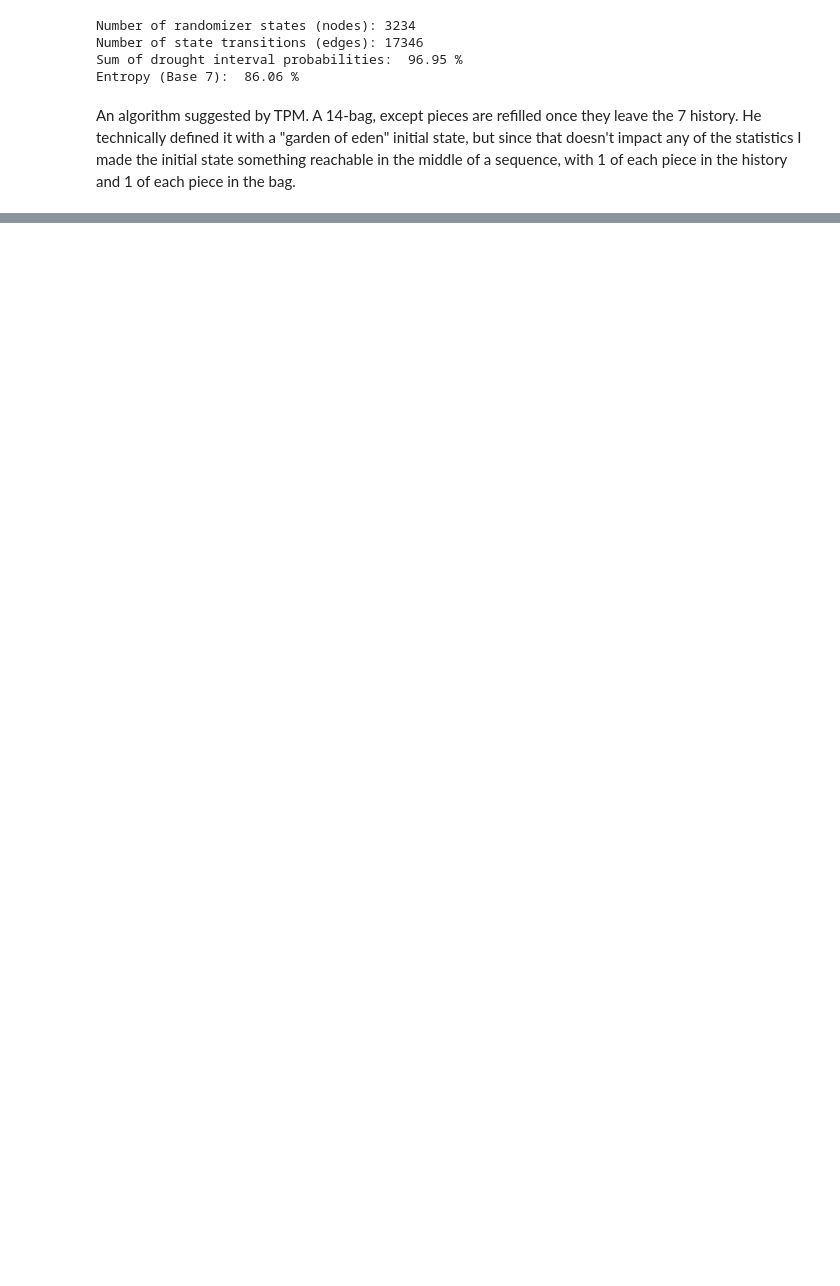
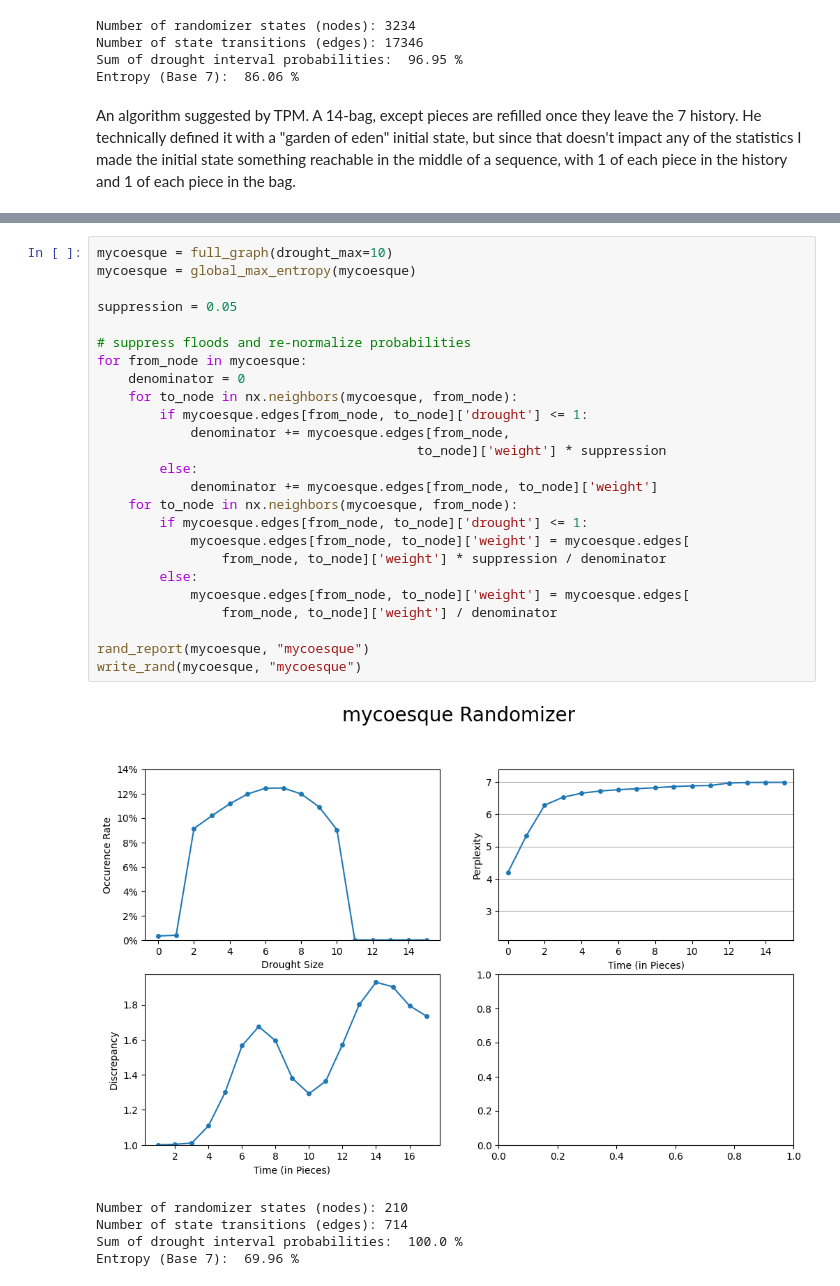
Before and after one commit to ericjtaylor/new_bags, a Jupyter notebook: new_bag.ipynb, the cells around one changed output, grey strips where cells are left out. Cells and saved outputs as stored; diff of their text form; blank space fills up the shorter version.

```diff
--- a/new_bag.ipynb
+++ b/new_bag.ipynb
@@ -2095,0 +2168,31 @@ Entropy (Base 7):  74.46 %
+# %%
+mycoesque = full_graph(drought_max=10)
+mycoesque = global_max_entropy(mycoesque)
+
+suppression = 0.05
+
+# suppress floods and re-normalize probabilities
+for from_node in mycoesque:
+    denominator = 0
+    for to_node in nx.neighbors(mycoesque, from_node):
+        if mycoesque.edges[from_node, to_node]['drought'] <= 1:
+            denominator += mycoesque.edges[from_node,
+                                         to_node]['weight'] * suppression
+        else:
+            denominator += mycoesque.edges[from_node, to_node]['weight']
+    for to_node in nx.neighbors(mycoesque, from_node):
+        if mycoesque.edges[from_node, to_node]['drought'] <= 1:
+            mycoesque.edges[from_node, to_node]['weight'] = mycoesque.edges[
+                from_node, to_node]['weight'] * suppression / denominator
+        else:
+            mycoesque.edges[from_node, to_node]['weight'] = mycoesque.edges[
+                from_node, to_node]['weight'] / denominator
+
+rand_report(mycoesque, "mycoesque")
+write_rand(mycoesque, "mycoesque")
+# %% [output]
+[figure, added]
+Number of randomizer states (nodes): 210
+Number of state transitions (edges): 714
+Sum of drought interval probabilities:  100.0 %
+Entropy (Base 7):  69.96 %
```
Also changed, not shown: parts of 37 cells of this notebook, 2 other files.
